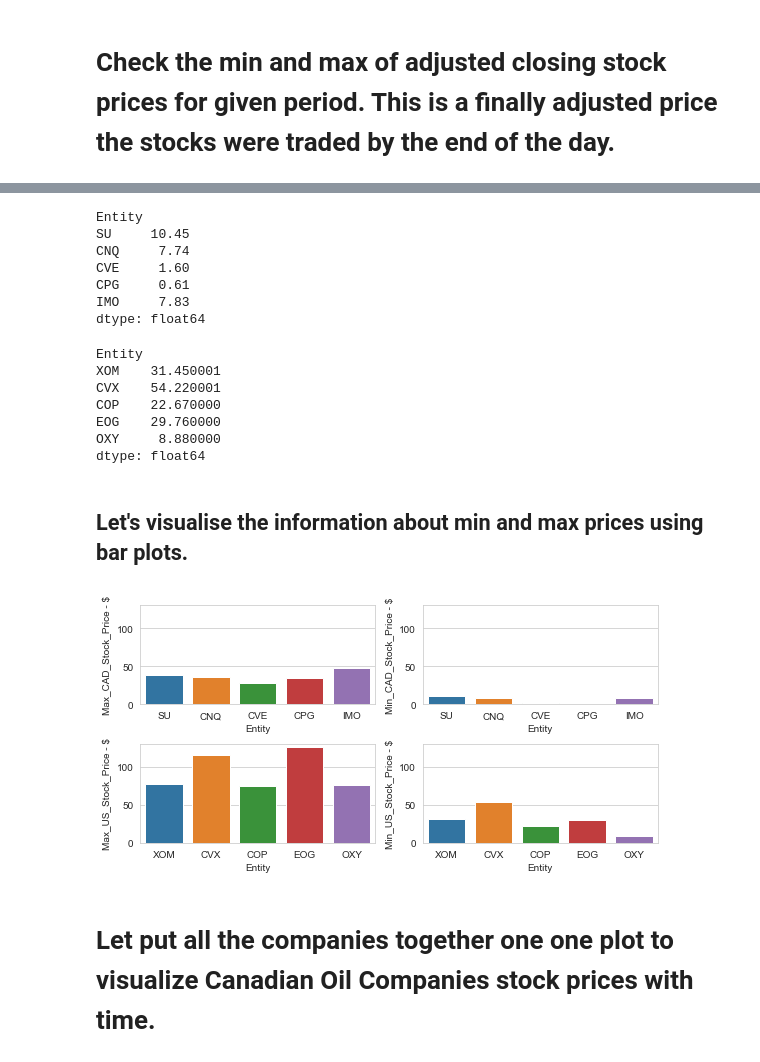
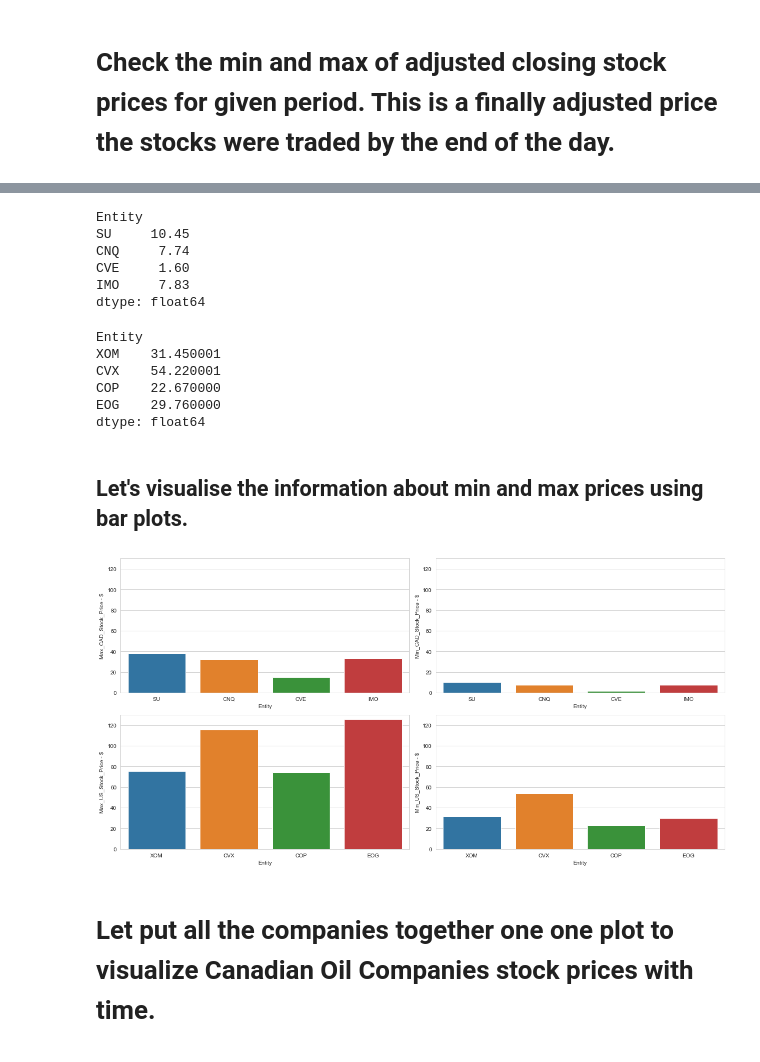
Before and after one commit to vadimsavenkov/Stock-Price-Analysis, a Jupyter notebook: Stock_Analysis.ipynb, the cells around one changed output, grey strips where cells are left out. Cells and saved outputs as stored; diff of their text form; code cells hidden in the pictures.

```diff
--- a/Stock_Analysis.ipynb
+++ b/Stock_Analysis.ipynb
@@ -27,13 +27,13 @@ sns.set_style('whitegrid')
 # %% [markdown]
 # Use Pandas Web Datareader to download the stocks prices for large Alberta oil producers from Yahoo Finance
 # %%
-start = datetime.datetime(2014, 3, 1)
+start = datetime.datetime(2016, 3, 1)
 end = datetime.datetime(2021, 3, 1)
 
 Suncor = web.DataReader("SU", 'yahoo', start, end)
 CNRL = web.DataReader("CNQ", 'yahoo', start, end)
 Cenovus = web.DataReader("CVE", 'yahoo', start, end)
-CrescentPoint = web.DataReader("CPG", 'yahoo', start, end)
+#CrescentPoint = web.DataReader("CPG", 'yahoo', start, end)
 Imperial = web.DataReader("IMO", 'yahoo', start, end)
 # %% [markdown]
 # Download the stocks prices for large US oil producers
@@ -69,9 +69,9 @@ Chevron.tail()
 # Concatinate all datasets into a single dataset 'cop' for canadian oil producers and check the head of the dataset
 # %%
 #stocks list for combined dataset
-CAD_stocks = ["SU", "CNQ", "CVE", "CPG", "IMO"]
+CAD_stocks = ["SU", "CNQ", "CVE", "IMO"]
 #concatinating data into Canadian Oil Producers
-cop = pd.concat([Suncor, CNRL, Cenovus, CrescentPoint, Imperial], axis=1, keys=CAD_stocks)
+cop = pd.concat([Suncor, CNRL, Cenovus, Imperial], axis=1, keys=CAD_stocks)
 cop.head()
 # %% [output]
 |  | SU |  |  |  |  |  | CNQ |  |  |  | ... | ... |
@@ -86,8 +86,8 @@ cop.head()
 # %%
 #stocks list for combined dataset
-USA_stocks = ["XOM", "CVX", "COP", "EOG", "OXY"]
-#concatinating data into Canadian Oil Producers
-usop = pd.concat([ExxonMobil, Chevron, ConocoPhillips, EOGResources, OccidentalPetroleum], axis=1, keys=USA_stocks)
+USA_stocks = ["XOM", "CVX", "COP", "EOG"]
+#concatinating data into US Oil Producers
+usop = pd.concat([ExxonMobil, Chevron, ConocoPhillips, EOGResources], axis=1, keys=USA_stocks)
 usop.head()
 # %% [output]
 |  | XOM |  |  |  |  |  | CVX |  |  |  | ... | ... |
@@ -168,7 +166,6 @@ Entity
 SU     10.45
 CNQ     7.74
 CVE     1.60
-CPG     0.61
 IMO     7.83
 dtype: float64
 # %%
@@ -182,35 +179,34 @@ XOM    31.450001
 CVX    54.220001
 COP    22.670000
 EOG    29.760000
-OXY     8.880000
 dtype: float64
 # %%
 ## OXY and ConocoPhillips were hit the most among largest US producers
 # %% [markdown]
 ## Let's visualise the information about min and max prices using bar plots.
 # %%
-fig, axes = plt.subplots(nrows=2, ncols=2, figsize=[8, 4])
+fig, axes = plt.subplots(nrows=2, ncols=2, figsize=[16, 8])
 axes = axes.flatten()
 
 sns.barplot(max_CAD_stock.index, max_CAD_stock.values, ax=axes[0])
 axes.flatten()[0].set_ylim(0,130)
 axes.flatten()[0].set_ylabel('Max_CAD_Stock_Price - $')
 
 sns.barplot(min_CAD_stock.index, min_CAD_stock.values, ax=axes[1])
 axes.flatten()[1].set_ylim(0,130)
 axes.flatten()[1].set_ylabel('Min_CAD_Stock_Price - $')
 plt.tight_layout()
 
 sns.barplot(max_US_stock.index, max_US_stock.values, ax=axes[2])
 axes.flatten()[2].set_ylim(0,130)
 axes.flatten()[2].set_ylabel('Max_US_Stock_Price - $')
 
 sns.barplot(min_US_stock.index, min_US_stock.values, ax=axes[3])
 axes.flatten()[3].set_ylim(0,130)
 axes.flatten()[3].set_ylabel('Min_US_Stock_Price - $')
 plt.tight_layout()
 # %% [output]
-[figure, old version]
+[figure, new version]
 # %% [markdown]
 # Let put all the companies together one one plot to visualize Canadian Oil Companies stock prices with time.
 # %%
```
Also changed, not shown: parts of 37 cells of this notebook.
